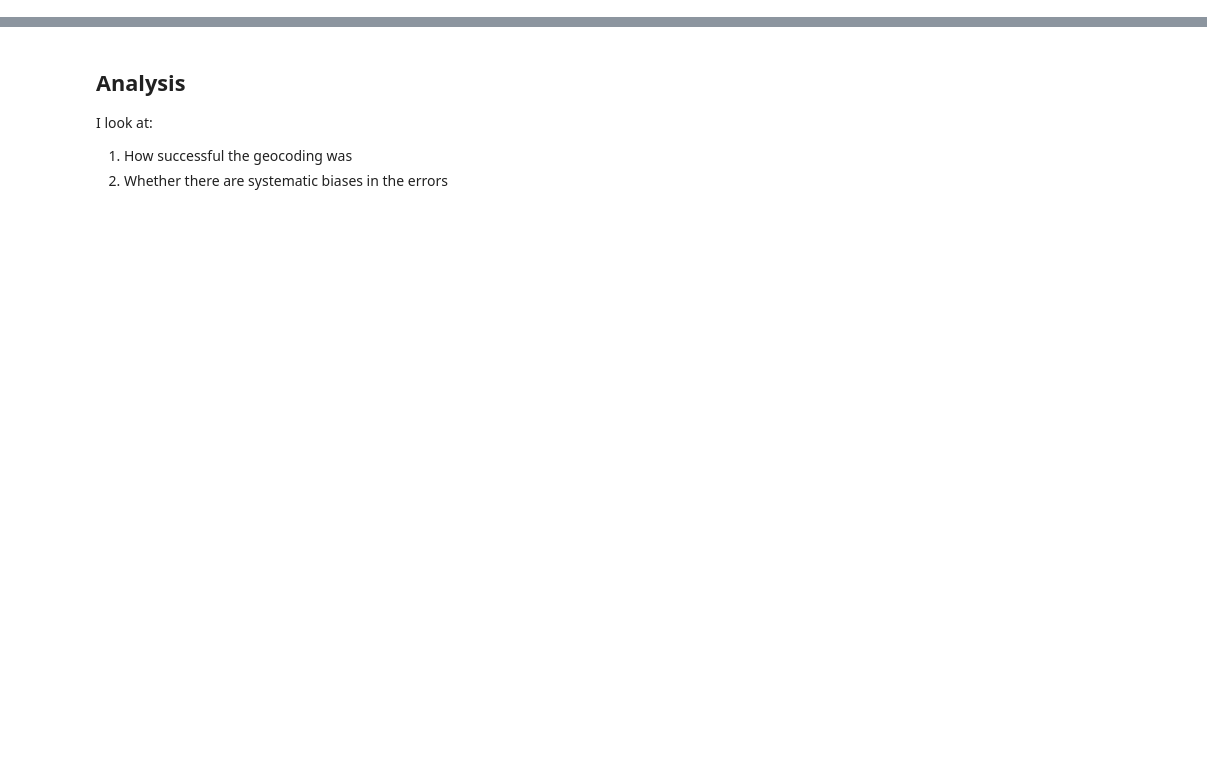
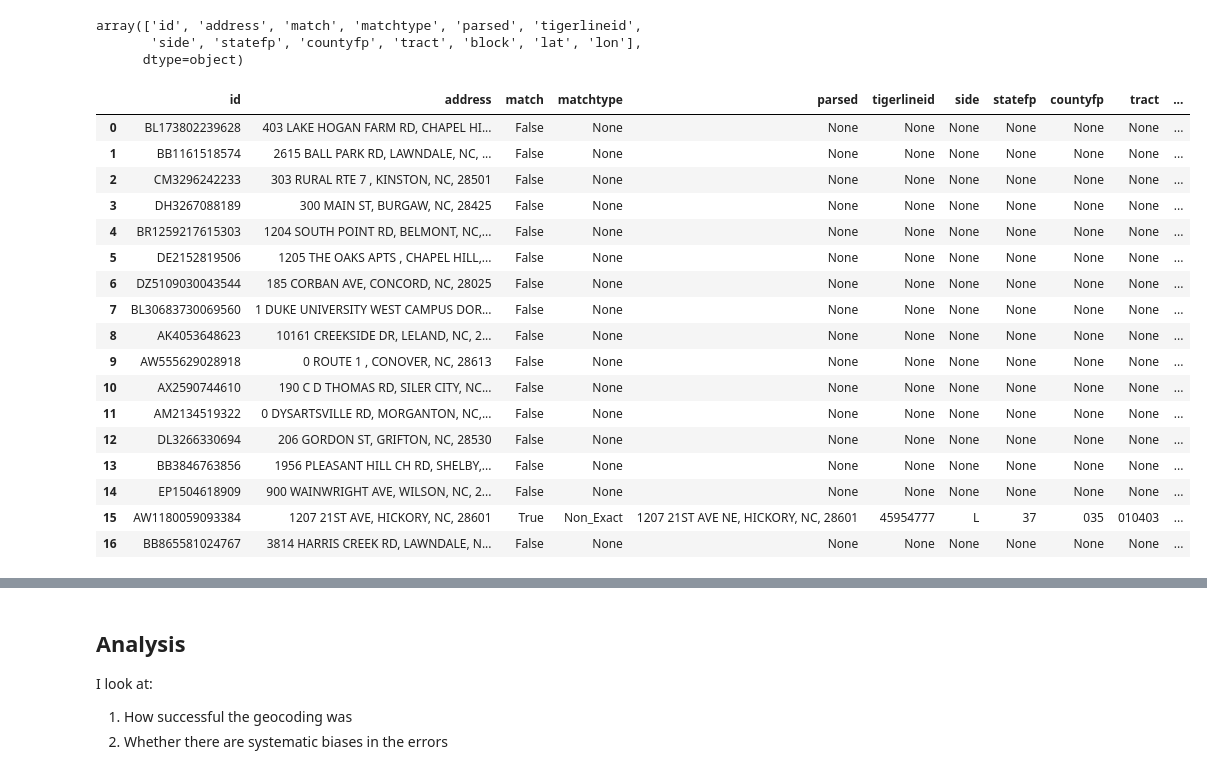
Before and after one commit to taylorjweidman/voter_data, a Jupyter notebook: data2_geocode.ipynb, the cells around one changed output, grey strips where cells are left out. Saved outputs shown, nothing was run; the diff lists cells and outputs as text; code cells hidden in the pictures; blank space fills up the shorter version.

```diff
--- a/data2_geocode.ipynb
+++ b/data2_geocode.ipynb
@@ -14,0 +217,21 @@ The function batch_geocode() takes the voter dataframe, then
+# %%
+""" Merge """
+
+from data2_geocode import *
+
+merge_files = [x for x in os.listdir(path_2 + 'batches/') if '.pkl' in x]
+
+f = []
+for file in merge_files:
+    try:
+        f.append(pd.read_pickle(path_2 + 'batches/' + file))
+    except:
+        pass
+merged = pd.concat(f)
+merged = merged[merged.matchtype.isin(['Exact', 'Non_Exact'])]
+
+from datetime import date
+today = date.today()
+savedate = ''.join([str(today.year),str(today.strftime('%m')),str(today.strftime('%d'))])
+
+merged.to_pickle(path_2 + 'batches/merged_' + savedate)
@@ -14,0 +470,9 @@ The function batch_geocode() takes the voter dataframe, then
+# %%
+batch = batches[10]
+batch_num, batch_idus, print_log = batch
+batch_path = f'{path_2_batch}{batch_num}.csv'
+send_geo = voters[voters.index.isin(batch_idus)]
+send_geo.to_csv(batch_path, index=False, header=False)
+results = cg.addressbatch(batch_path)
+results = pd.DataFrame(results)
+results
@@ -14,0 +493,3 @@ The function batch_geocode() takes the voter dataframe, then
+# %%
+failed_ids = list(results[results['match'] == False].id)
+failed_ids
@@ -14,0 +514,31 @@ The function batch_geocode() takes the voter dataframe, then
+# %%
+results.columns.values
+# %% [output]
+array(['id', 'address', 'match', 'matchtype', 'parsed', 'tigerlineid',
+       'side', 'statefp', 'countyfp', 'tract', 'block', 'lat', 'lon'],
+      dtype=object)
+# %%
+send_geo = voters[voters.index.isin(failed_ids)]
+send_geo.to_csv(batch_path.replace('.csv','_.csv'), index=False, header=False)
+results = cg.addressbatch(batch_path.replace('.csv','_.csv'))
+results = pd.DataFrame(results)
+results
+# %% [output]
+|  | id | address | match | matchtype | parsed | tigerlineid | side | statefp | countyfp | tract | ... |
+| 0 | BL173802239628 | 403 LAKE HOGAN FARM RD, CHAPEL HI... | False | None | None | None | None | None | None | None | ... |
+| 1 | BB1161518574 | 2615 BALL PARK RD, LAWNDALE, NC, ... | False | None | None | None | None | None | None | None | ... |
+| 2 | CM3296242233 | 303 RURAL RTE 7 , KINSTON, NC, 28501 | False | None | None | None | None | None | None | None | ... |
+| 3 | DH3267088189 | 300 MAIN ST, BURGAW, NC, 28425 | False | None | None | None | None | None | None | None | ... |
+| 4 | BR1259217615303 | 1204 SOUTH POINT RD, BELMONT, NC,... | False | None | None | None | None | None | None | None | ... |
+| 5 | DE2152819506 | 1205 THE OAKS APTS , CHAPEL HILL,... | False | None | None | None | None | None | None | None | ... |
+| 6 | DZ5109030043544 | 185 CORBAN AVE, CONCORD, NC, 28025 | False | None | None | None | None | None | None | None | ... |
+| 7 | BL30683730069560 | 1 DUKE UNIVERSITY WEST CAMPUS DOR... | False | None | None | None | None | None | None | None | ... |
+| 8 | AK4053648623 | 10161 CREEKSIDE DR, LELAND, NC, 2... | False | None | None | None | None | None | None | None | ... |
+| 9 | AW555629028918 | 0 ROUTE 1 , CONOVER, NC, 28613 | False | None | None | None | None | None | None | None | ... |
+| 10 | AX2590744610 | 190 C D THOMAS RD, SILER CITY, NC... | False | None | None | None | None | None | None | None | ... |
+| 11 | AM2134519322 | 0 DYSARTSVILLE RD, MORGANTON, NC,... | False | None | None | None | None | None | None | None | ... |
+| 12 | DL3266330694 | 206 GORDON ST, GRIFTON, NC, 28530 | False | None | None | None | None | None | None | None | ... |
+| 13 | BB3846763856 | 1956 PLEASANT HILL CH RD, SHELBY,... | False | None | None | None | None | None | None | None | ... |
+| 14 | EP1504618909 | 900 WAINWRIGHT AVE, WILSON, NC, 2... | False | None | None | None | None | None | None | None | ... |
+| 15 | AW1180059093384 | 1207 21ST AVE, HICKORY, NC, 28601 | True | Non_Exact | 1207 21ST AVE NE, HICKORY, NC, 28601 | 45954777 | L | 37 | 035 | 010403 | ... |
+| 16 | BB865581024767 | 3814 HARRIS CREEK RD, LAWNDALE, N... | False | None | None | None | None | None | None | None | ... |
```
Also changed, not shown: parts of 57 cells of this notebook, 13 other files.
